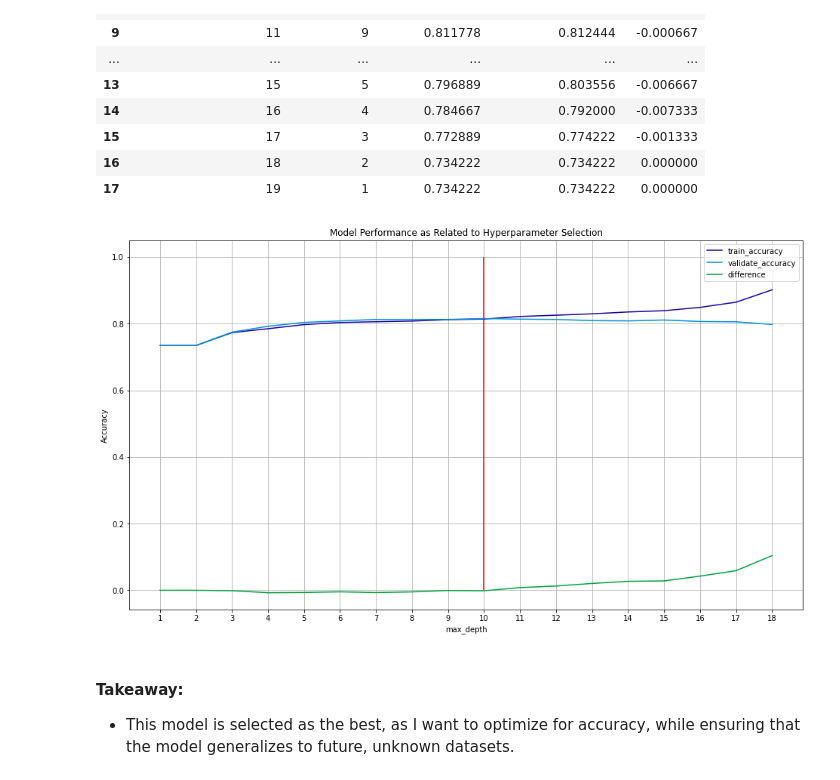
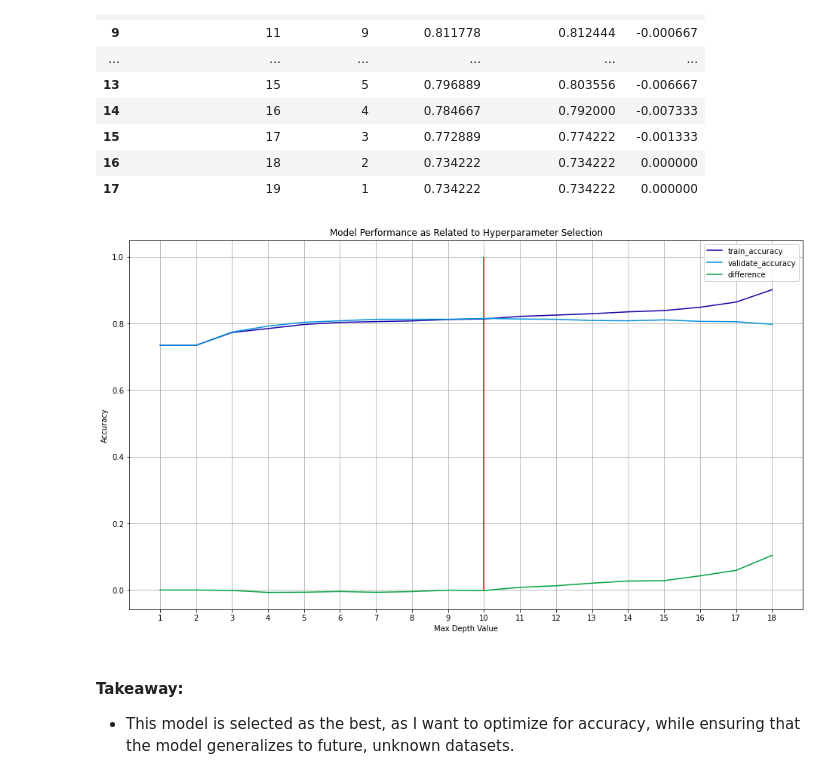
Before and after one commit to greg-maggard/telco_classification_project, a Jupyter notebook: telco_classification_final_report.ipynb, the cells around one changed output. Cells and saved outputs as stored; diff of their text form; code cells hidden in the pictures.

```diff
--- a/telco_classification_final_report.ipynb
+++ b/telco_classification_final_report.ipynb
@@ -338,10 +329,11 @@ df
 # %%
 rf_performance_grapher(df)
 
 #Adding a red line to show the most optimal hyperparameter combination for this Random Forest Model:
-plt.vlines(x = 10, ymin = 0, ymax = 1, colors = 'r', linestyles = 'solid');
+plt.vlines(x = 10, ymin = 0, ymax = 1, colors = 'r', linestyles = 'solid')
+plt.xlabel('Max Depth Value');
 # %% [output]
-[figure, old version]
+[figure, new version]
 # %% [markdown]
 #### Takeaway:
 - This model is selected as the best, as I want to optimize for accuracy, while ensuring that the model generalizes to future, unknown datasets.
```
Also changed, not shown: parts of 7 cells of this notebook.
